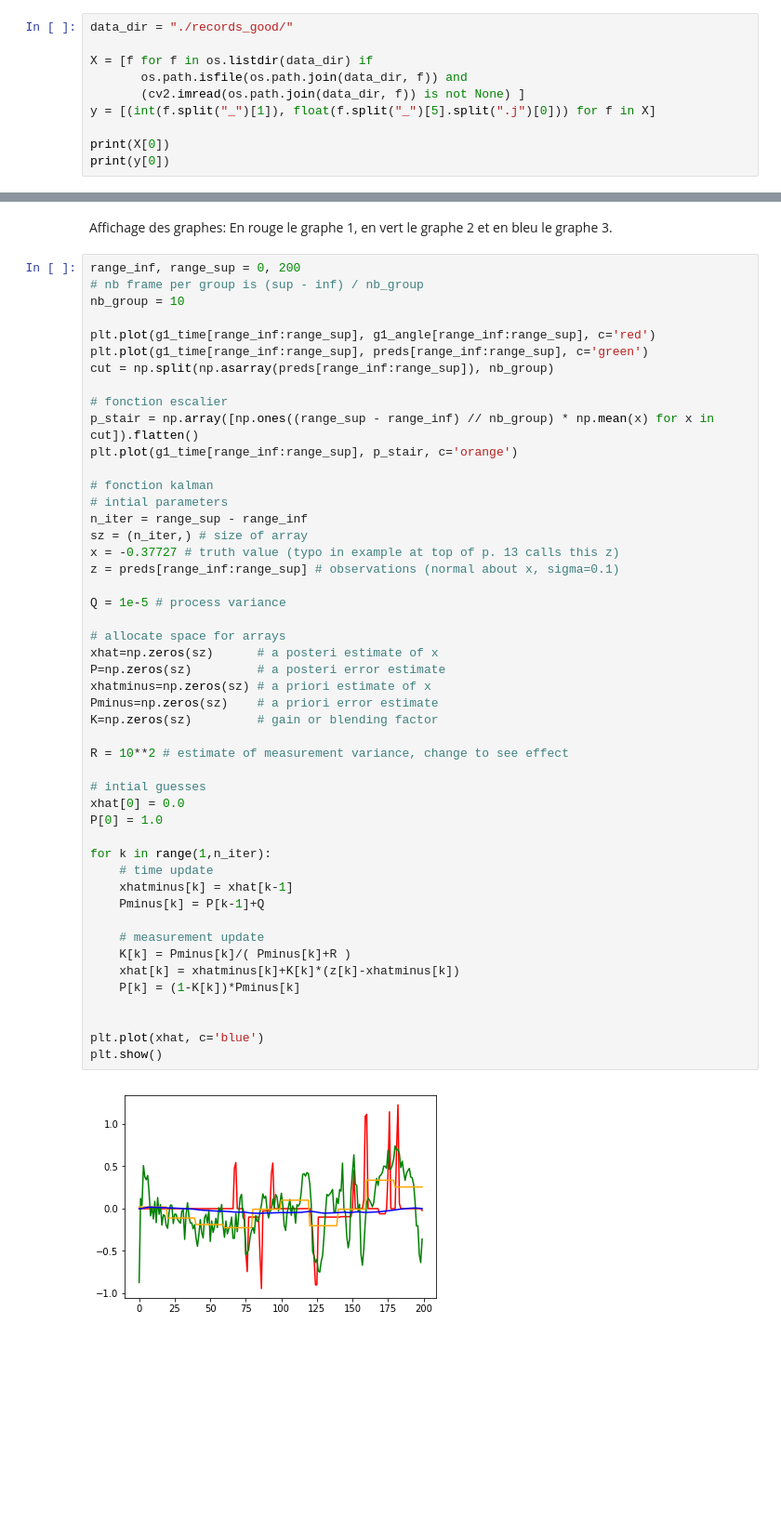
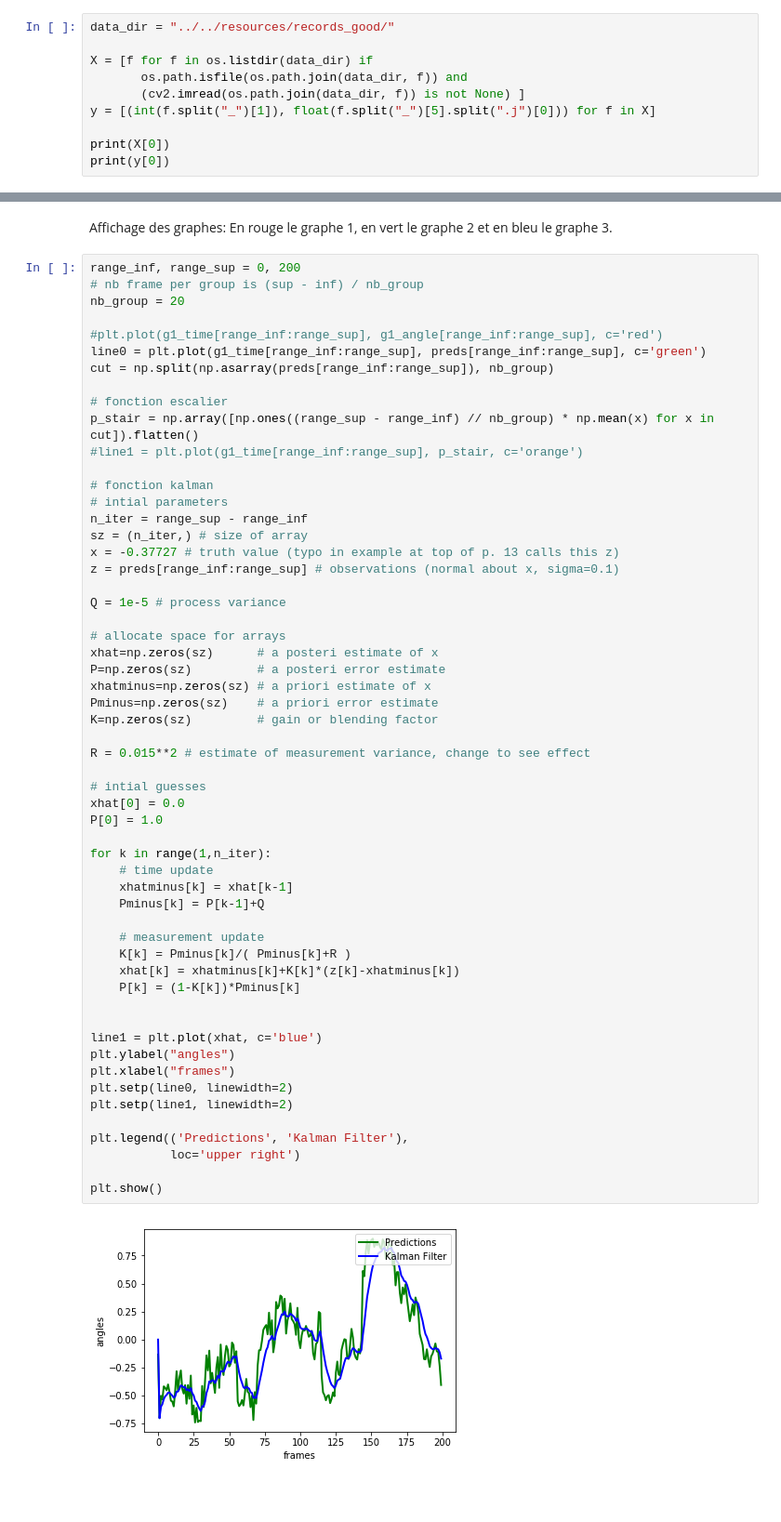
Before and after one commit to Max0u/RobotCar-SCIA, a Jupyter notebook: speed_prediction/speed_prediction.ipynb, the cells around one changed output, grey strips where cells are left out. Shown at 93% size. Cells and saved outputs as stored; diff of their text form; blank space fills up the shorter version.

Commit message:
Add Filter plot with legend and clean useless models

```diff
--- a/speed_prediction/speed_prediction.ipynb
+++ b/speed_prediction/speed_prediction.ipynb
@@ -15,7 +15,7 @@ import cv2
 import preprocess
 from pykalman import KalmanFilter
 # %%
-data_dir = "./records_good/"
+data_dir = "../../resources/records_good/"
 
 X = [f for f in os.listdir(data_dir) if
        os.path.isfile(os.path.join(data_dir, f)) and
@@ -50,15 +50,15 @@ Affichage des graphes: En rouge le graphe 1, en vert le graphe 2 et en bleu le g
 # %%
 range_inf, range_sup = 0, 200
 # nb frame per group is (sup - inf) / nb_group
-nb_group = 10
+nb_group = 20
 
-plt.plot(g1_time[range_inf:range_sup], g1_angle[range_inf:range_sup], c='red')
-plt.plot(g1_time[range_inf:range_sup], preds[range_inf:range_sup], c='green')
+#plt.plot(g1_time[range_inf:range_sup], g1_angle[range_inf:range_sup], c='red')
+line0 = plt.plot(g1_time[range_inf:range_sup], preds[range_inf:range_sup], c='green')
 cut = np.split(np.asarray(preds[range_inf:range_sup]), nb_group)
 
 # fonction escalier
 p_stair = np.array([np.ones((range_sup - range_inf) // nb_group) * np.mean(x) for x in cut]).flatten()
-plt.plot(g1_time[range_inf:range_sup], p_stair, c='orange')
+#line1 = plt.plot(g1_time[range_inf:range_sup], p_stair, c='orange')
 
 # fonction kalman
 # intial parameters
@@ -67,35 +67,43 @@ sz = (n_iter,) # size of array
 x = -0.37727 # truth value (typo in example at top of p. 13 calls this z)
 z = preds[range_inf:range_sup] # observations (normal about x, sigma=0.1)
 
 Q = 1e-5 # process variance
 
 # allocate space for arrays
 xhat=np.zeros(sz)      # a posteri estimate of x
 P=np.zeros(sz)         # a posteri error estimate
 xhatminus=np.zeros(sz) # a priori estimate of x
 Pminus=np.zeros(sz)    # a priori error estimate
 K=np.zeros(sz)         # gain or blending factor
 
-R = 10**2 # estimate of measurement variance, change to see effect
+R = 0.015**2 # estimate of measurement variance, change to see effect
 
 # intial guesses
 xhat[0] = 0.0
 P[0] = 1.0
 
 for k in range(1,n_iter):
     # time update
     xhatminus[k] = xhat[k-1]
     Pminus[k] = P[k-1]+Q
 
     # measurement update
     K[k] = Pminus[k]/( Pminus[k]+R )
     xhat[k] = xhatminus[k]+K[k]*(z[k]-xhatminus[k])
     P[k] = (1-K[k])*Pminus[k]
 
 
-plt.plot(xhat, c='blue')
+line1 = plt.plot(xhat, c='blue')
+plt.ylabel("angles")
+plt.xlabel("frames")
+plt.setp(line0, linewidth=2)
+plt.setp(line1, linewidth=2)
+
+plt.legend(('Predictions', 'Kalman Filter'),
+           loc='upper right')
+
 plt.show()
 # %% [output]
-[figure, old version]
+[figure, new version]
 # %% [markdown]
 #
```
Also changed, not shown: parts of 1 cell of this notebook, 11 other files.
